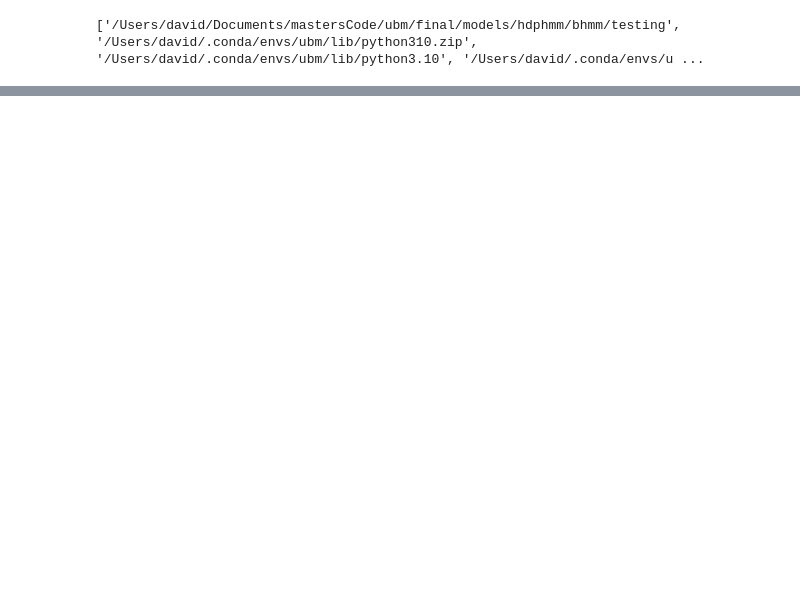
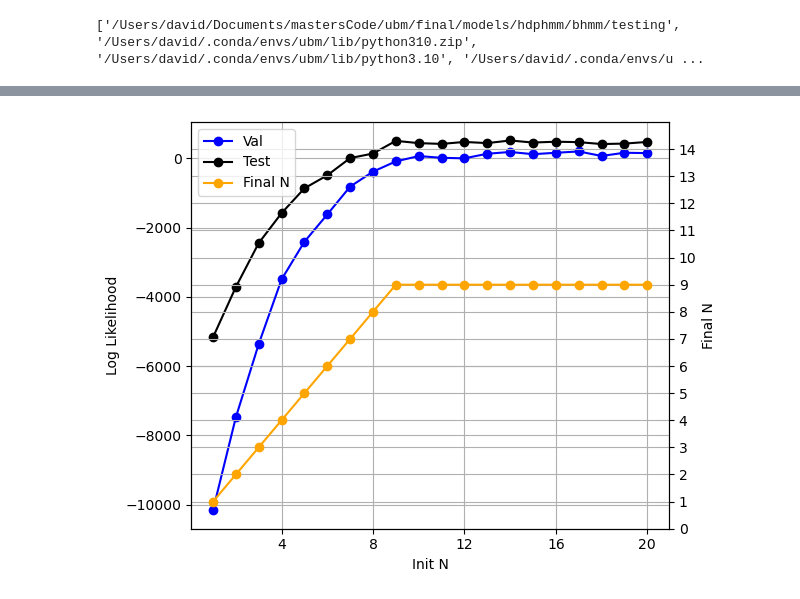
Before and after one commit to Davidjames9610/ubm, a Jupyter notebook: final/models/hdphmm/bhmm/testing/synthetic_data_v2.ipynb, the cells around one changed output, grey strips where cells are left out. Cells and saved outputs as stored; diff of their text form; code cells hidden in the pictures; blank space fills up the shorter version.

```diff
--- a/final/models/hdphmm/bhmm/testing/synthetic_data_v2.ipynb
+++ b/final/models/hdphmm/bhmm/testing/synthetic_data_v2.ipynb
@@ -80,0 +51,7 @@ KeyboardInterrupt:
+# %%
+import time
+# reload(bhmm)
+curr_test = hmm_data['test_data']
+
+ns = np.arange(2,21,1)
+n_inits = np.arange(0,4,1)
@@ -80,0 +120,49 @@ KeyboardInterrupt:
+# %%
+results_gibbs_finite = pickle.load(open(r'/Users/david/Documents/mastersCode/ubm/final/models/hdphmm/bhmm/testing/results_gibbs_finite.pkl', 'rb'))
+# %%
+import matplotlib.pyplot as plt
+
+components_results = results_gibbs_finite['components']
+color1, color2, color3 = plt.cm.viridis([0, .5, .9])
+
+avg_val_ll = [components_results[some_key]['avg_val'] for some_key in components_results]
+test_ll = [components_results[some_key]['test'] for some_key in components_results]
+final_components = [components_results[some_key]['final_components_max'] for some_key in components_results]
+
+fig, ax = plt.subplots()
+
+ax.plot(ns, avg_val_ll, color='blue', label='Val', marker='o')
+ax.plot(ns, test_ll, color='black', label='Test', marker='o')
+
+ax2 = ax.twinx()
+ax2.plot(ns, final_components, color='orange', label='Final N', marker='o')
+ax2.set_ylim(0,15)
+ax2.set_yticks(np.arange(0,15,1))
+
+ax.set_xticks(np.arange(4,21,4))
+
+# ax3 = ax.twinx()
+# ax3.plot(ns, elbo, label='Elbo', marker='o', color='green')
+# ax3.set_ylabel("Elbo")
+# ax3.spines['right'].set_position(('outward', 60))
+# ax3.set_ylim(-0.1,0.15)
+
+
+ax.legend(handles=ax.lines + ax2.lines) # + ax3.lines)
+# ax.set_title("HMM Gibbs Finite Validate/Test")
+ax.set_ylabel("Log Likelihood")
+ax.grid(True)  # Enable grid on primary axis
+ax2.grid(True)  # Enable grid on secondary axis
+ax2.set_ylabel("Final N")
+ax.set_xlabel("Init N")
+all_axes = fig.get_axes()
+for axis in all_axes:
+    legend = axis.get_legend()
+    if legend is not None:
+        legend.remove()
+        all_axes[-1].add_artist(legend)
+fig.tight_layout()
+
+plt.show()
+# %% [output]
+[figure, added]
```
Also changed, not shown: parts of 22 cells of this notebook, 20 other files.
